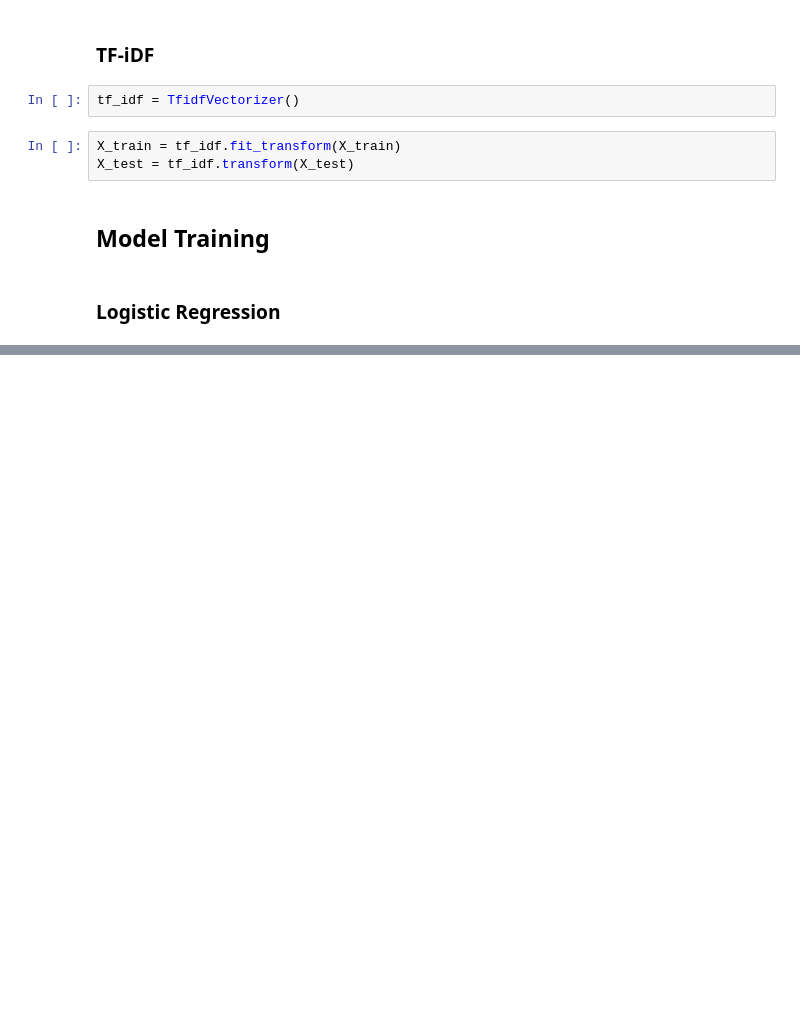
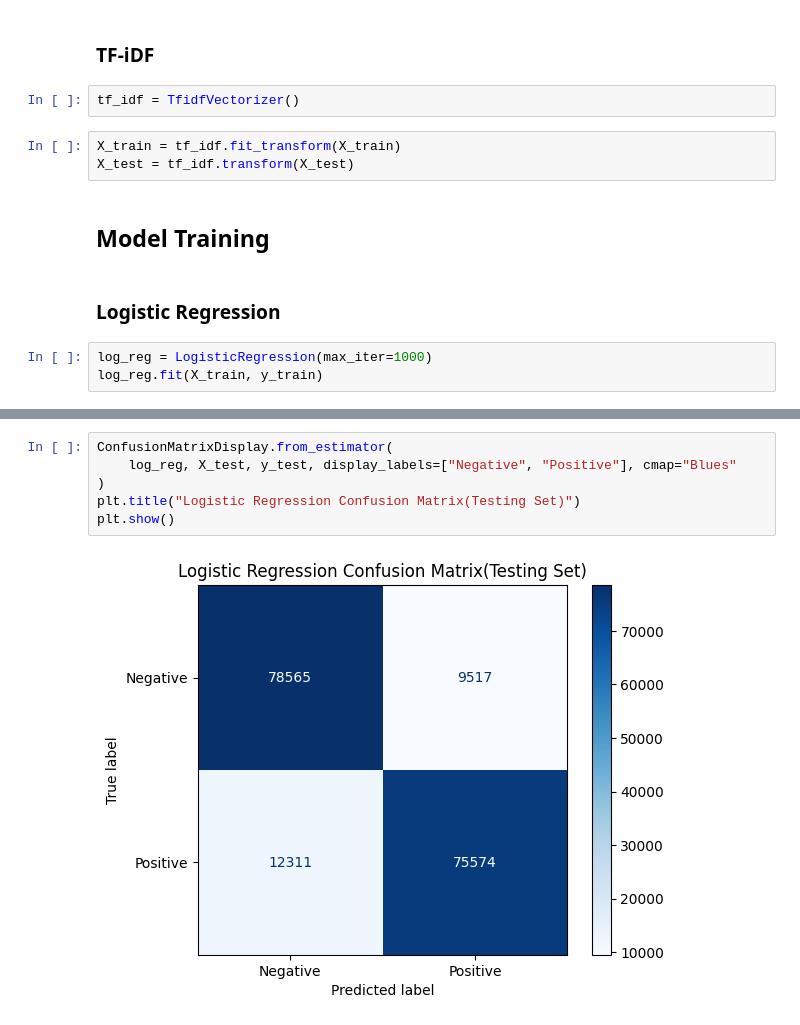
Before and after one commit to rnimisha/youtube-comment-analyzer, a Jupyter notebook: notebook/training/tfidf.ipynb, the cells around one changed output, grey strips where cells are left out. Drawn from its saved outputs; the diff is of its cells as text; blank space fills up the shorter version.

Commit message:
feat: train logistic regression without hyper parameter tuning

```diff
--- a/notebook/training/tfidf.ipynb
+++ b/notebook/training/tfidf.ipynb
@@ -52,3 +56,6 @@ X_test = tf_idf.transform(X_test)
 ## Model Training
 # %% [markdown]
 ### Logistic Regression
+# %%
+log_reg = LogisticRegression(max_iter=1000)
+log_reg.fit(X_train, y_train)
@@ -54,0 +92,8 @@ X_test = tf_idf.transform(X_test)
+# %%
+ConfusionMatrixDisplay.from_estimator(
+    log_reg, X_test, y_test, display_labels=["Negative", "Positive"], cmap="Blues"
+)
+plt.title("Logistic Regression Confusion Matrix(Testing Set)")
+plt.show()
+# %% [output]
+[figure, added]
```
Also changed, not shown: parts of 6 cells of this notebook.
